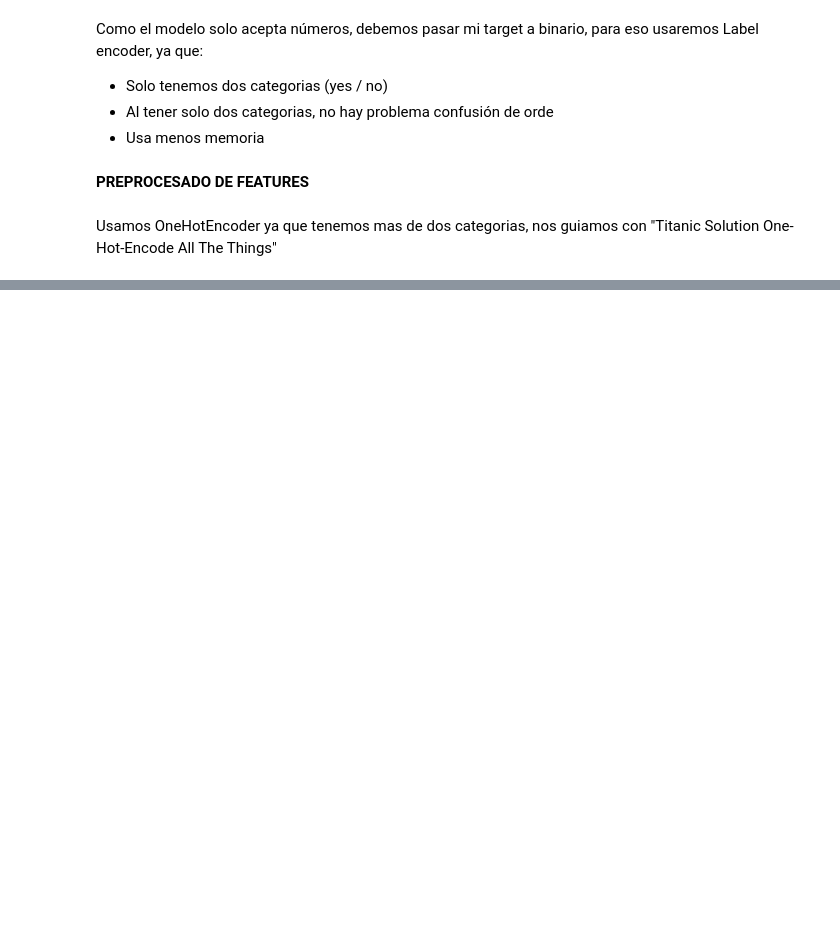
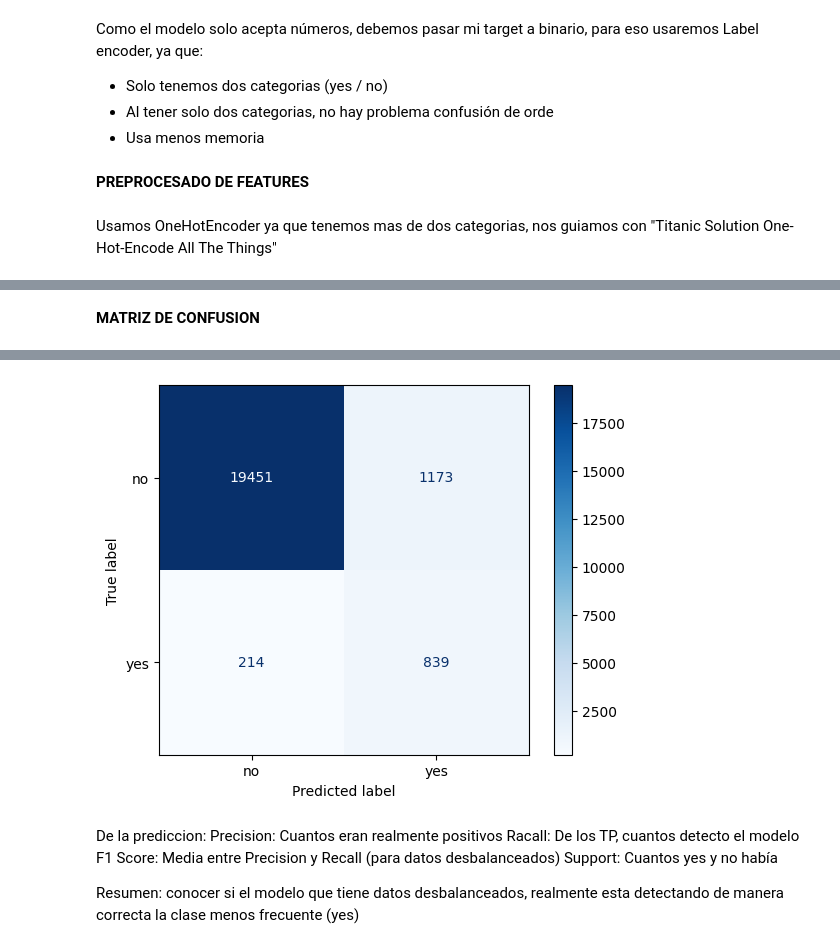
Before and after one commit to DenisseDB/MachineLearning-BankAnalyses, a Jupyter notebook: BankSell.ipynb, the cells around one changed output, grey strips where cells are left out. Saved outputs shown, nothing was run; the diff lists cells and outputs as text; code cells hidden in the pictures; blank space fills up the shorter version.

Commit message:
DataBalancing and Metrics

```diff
--- a/BankSell.ipynb
+++ b/BankSell.ipynb
@@ -72,6 +84,7 @@ test_labels_target = enc.fit_transform(test_labels_target)
 Usamos OneHotEncoder ya que tenemos mas de dos categorias, nos guiamos con "Titanic Solution One-Hot-Encode All The Things"
 # %%
 # Apply one-hot encoder to each column with categorical data
+object_cols = train_data.select_dtypes(include='object').columns
 OH_encoder = OneHotEncoder(handle_unknown='ignore', sparse_output=False)
 OH_cols_train = pd.DataFrame(OH_encoder.fit_transform(train_data[object_cols]))
 OH_cols_test = pd.DataFrame(OH_encoder.transform(test_data[object_cols]))
@@ -90,5 +103,3 @@ numeric_test = test_data[numeric_columns]
 
 train_data = pd.concat([OH_cols_train, numeric_train], axis=1)
 test_data = pd.concat([OH_cols_test, numeric_test], axis=1)
-
-test_data.head()
@@ -101,0 +108,11 @@ test_data.head()
+# %%
+def get_model_simple(input_shape):
+    model  =  Sequential([
+                    Flatten(input_shape=input_shape),
+                    # las capas del modelo
+                    Dense(128, activation='relu'),
+                    Dense(128, activation='relu'),
+                    # solo necesitamos una neurona de salida cuando trabajamos con binario
+                    Dense(1, activation='sigmoid')
+    ])
+    return model
@@ -101,0 +139,5 @@ test_data.head()
+# %%
+print(f"The number of classes before fit: {Counter(train_labels_target)}")
+kms = KMeansSMOTE(random_state=42)
+train_data, train_labels_target = kms.fit_resample(train_data, train_labels_target)
+print(f"The number of classes after fit: {Counter(train_labels_target)}")
@@ -101,0 +156,5 @@ test_data.head()
+# %%
+model_nn = get_model_simple(input_shape=train_data.shape[1:])
+model_nn.summary()
+compile_model_simple(model_nn)
+history_nn = train_model_simple(model_nn, train_data, train_labels_target)
@@ -101,0 +197,14 @@ test_data.head()
+# %% [markdown]
+**MATRIZ DE CONFUSION**
+# %%
+predictions_probabilities = model_nn.predict(test_data)
+predictions = (predictions_probabilities > 0.5).astype(int)
+predictions = predictions.flatten()
+
+cm = confusion_matrix(test_labels_target, predictions)
+labels = enc.classes_
+disp = ConfusionMatrixDisplay(confusion_matrix=cm, display_labels=labels)
+
+disp.plot(cmap=plt.cm.Blues)
+plt.show()
+# %% [output]
@@ -101,0 +212,9 @@ test_data.head()
+[figure, added]
+# %% [markdown]
+De la prediccion:
+Precision: Cuantos eran realmente positivos
+Racall: De los TP, cuantos detecto el modelo
+F1 Score: Media entre Precision y Recall (para datos desbalanceados)
+Support: Cuantos yes y no había
+
+Resumen: conocer si el modelo que tiene datos desbalanceados, realmente esta detectando de manera correcta la clase menos frecuente (yes)
```
Also changed, not shown: parts of 21 cells of this notebook.
